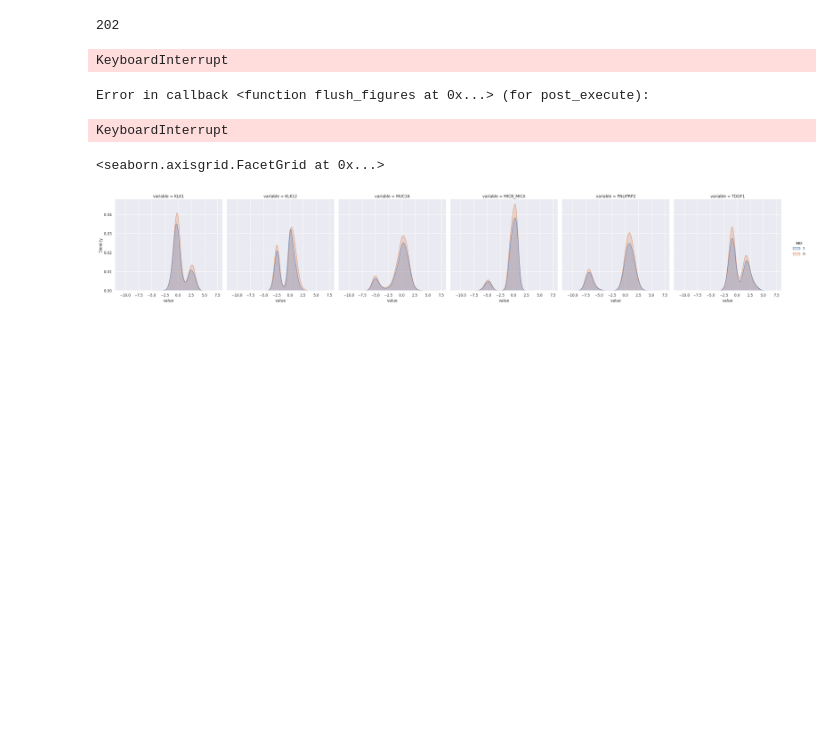
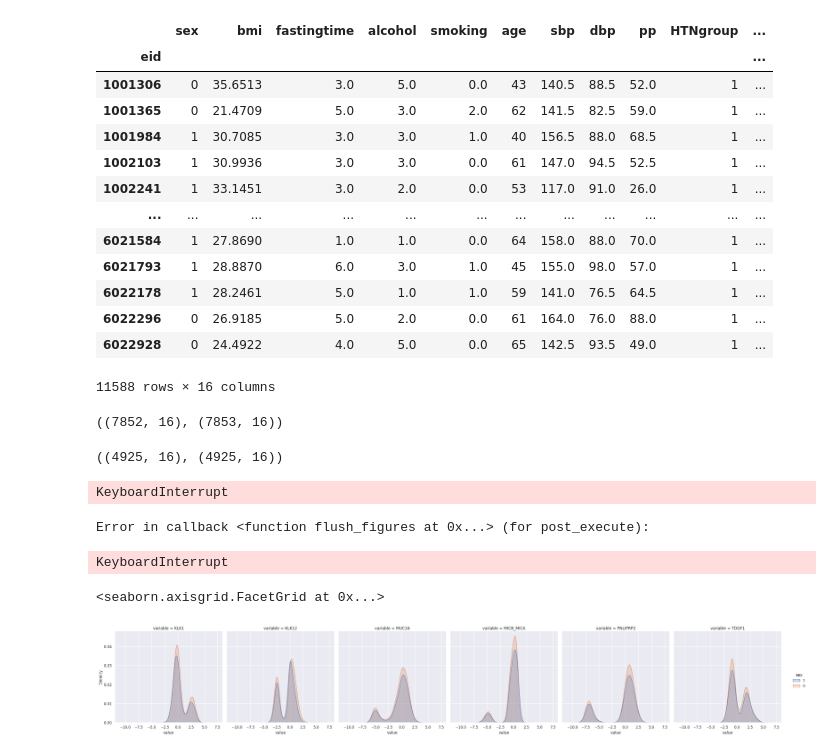
Before and after one commit to ipolharvard/biobank_olink, a Jupyter notebook: notebooks/dataset.ipynb, the cells around one changed output. Saved outputs shown, nothing was run; the diff lists cells and outputs as text; code cells hidden in the pictures; blank space fills up the shorter version.

```diff
--- a/notebooks/dataset.ipynb
+++ b/notebooks/dataset.ipynb
@@ -24,4 +27,31 @@ dict_keys(['cardiometabolic', 'inflammation', 'neurology', 'oncology', 'endothel
-# %%
-ol_df.columns.isin(m["endothelial"]).sum()
-# %% [output]
-202
+# %%
+htn_cov_df = cov_df.loc[cov_df.HTNgroup == 1].copy()
+htn_cov_df
+# %% [output]
+|  | sex | bmi | fastingtime | alcohol | smoking | age | sbp | dbp | pp | HTNgroup | ... |
+| eid |  |  |  |  |  |  |  |  |  |  | ... |
+| 1001306 | 0 | 35.6513 | 3.0 | 5.0 | 0.0 | 43 | 140.5 | 88.5 | 52.0 | 1 | ... |
+| 1001365 | 0 | 21.4709 | 5.0 | 3.0 | 2.0 | 62 | 141.5 | 82.5 | 59.0 | 1 | ... |
+| 1001984 | 1 | 30.7085 | 3.0 | 3.0 | 1.0 | 40 | 156.5 | 88.0 | 68.5 | 1 | ... |
+| 1002103 | 1 | 30.9936 | 3.0 | 3.0 | 0.0 | 61 | 147.0 | 94.5 | 52.5 | 1 | ... |
+| 1002241 | 1 | 33.1451 | 3.0 | 2.0 | 0.0 | 53 | 117.0 | 91.0 | 26.0 | 1 | ... |
+| ... | ... | ... | ... | ... | ... | ... | ... | ... | ... | ... | ... |
+| 6021584 | 1 | 27.8690 | 1.0 | 1.0 | 0.0 | 64 | 158.0 | 88.0 | 70.0 | 1 | ... |
+| 6021793 | 1 | 28.8870 | 6.0 | 3.0 | 1.0 | 45 | 155.0 | 98.0 | 57.0 | 1 | ... |
+| 6022178 | 1 | 28.2461 | 5.0 | 1.0 | 1.0 | 59 | 141.0 | 76.5 | 64.5 | 1 | ... |
+| 6022296 | 0 | 26.9185 | 5.0 | 2.0 | 0.0 | 61 | 164.0 | 76.0 | 88.0 | 1 | ... |
+| 6022928 | 0 | 24.4922 | 4.0 | 5.0 | 0.0 | 65 | 142.5 | 93.5 | 49.0 | 1 | ... |
+11588 rows × 16 columns
+# %%
+from sklearn.model_selection import train_test_split
+
+ntn_cov_df = cov_df.loc[cov_df.HTNgroup == 0].copy()
+ntn_cov_df = ntn_cov_df.loc[ntn_cov_df.timeHTNcoxfinal >= 0].copy()
+
+years = 5
+y = (ntn_cov_df.HTNcaseCoxfinal == 1) & (ntn_cov_df.timeHTNcoxfinal < 365.25 * years)
+
+ntn_cov_df1, ntn_cov_df2 = train_test_split(ntn_cov_df, test_size=0.5, stratify=y, random_state=42)
+ntn_cov_df1.shape, ntn_cov_df2.shape
+# %% [output]
+((7852, 16), (7853, 16))
@@ -28,3 +89,9 @@ ol_df.columns.isin(m["endothelial"]).sum()
+# %%
+from_htn = chosen_cov_df[chosen_cov_df.index.isin(htn_cov_df.index)]
+from_ntn = chosen_cov_df[chosen_cov_df.index.isin(ntn_cov_df1.index)]
+from_htn.shape, from_ntn.shape
+# %% [output]
+((4925, 16), (4925, 16))
 # %%
 from biobank_olink.constants import PROJECT_ROOT
 import matplotlib.pyplot as plt
```
Also changed, not shown: parts of 4 cells of this notebook, 8 other files.
